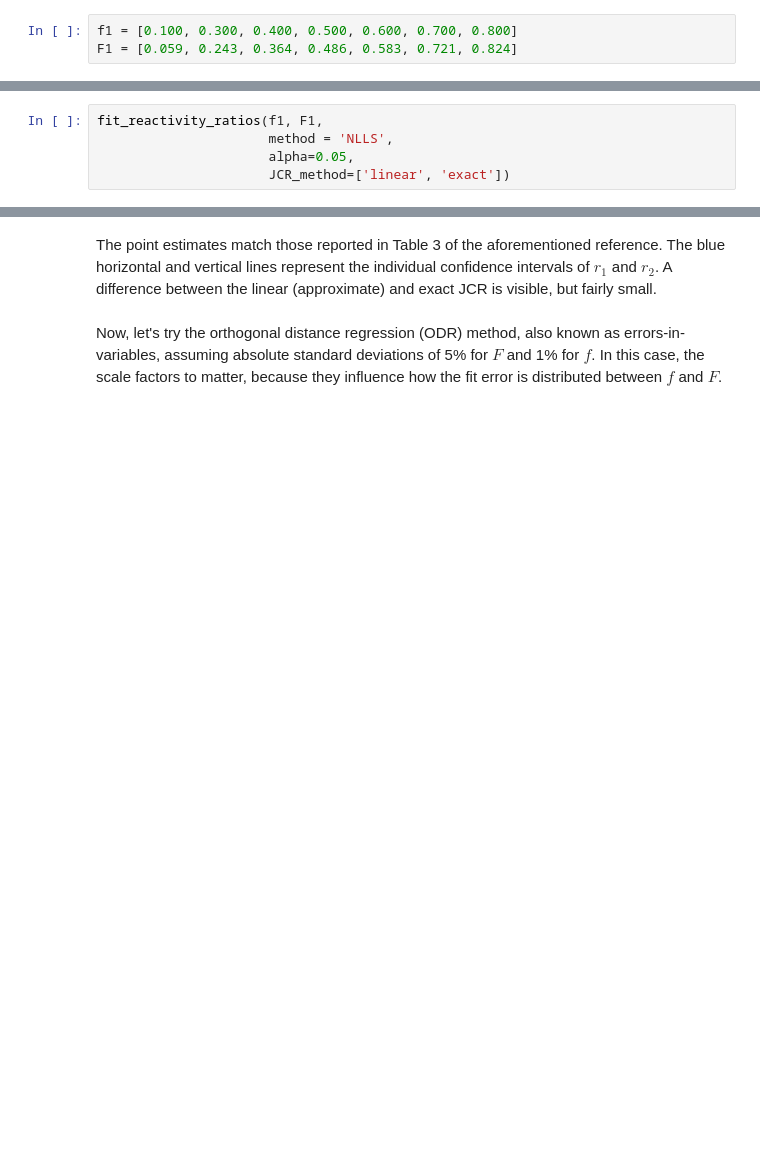
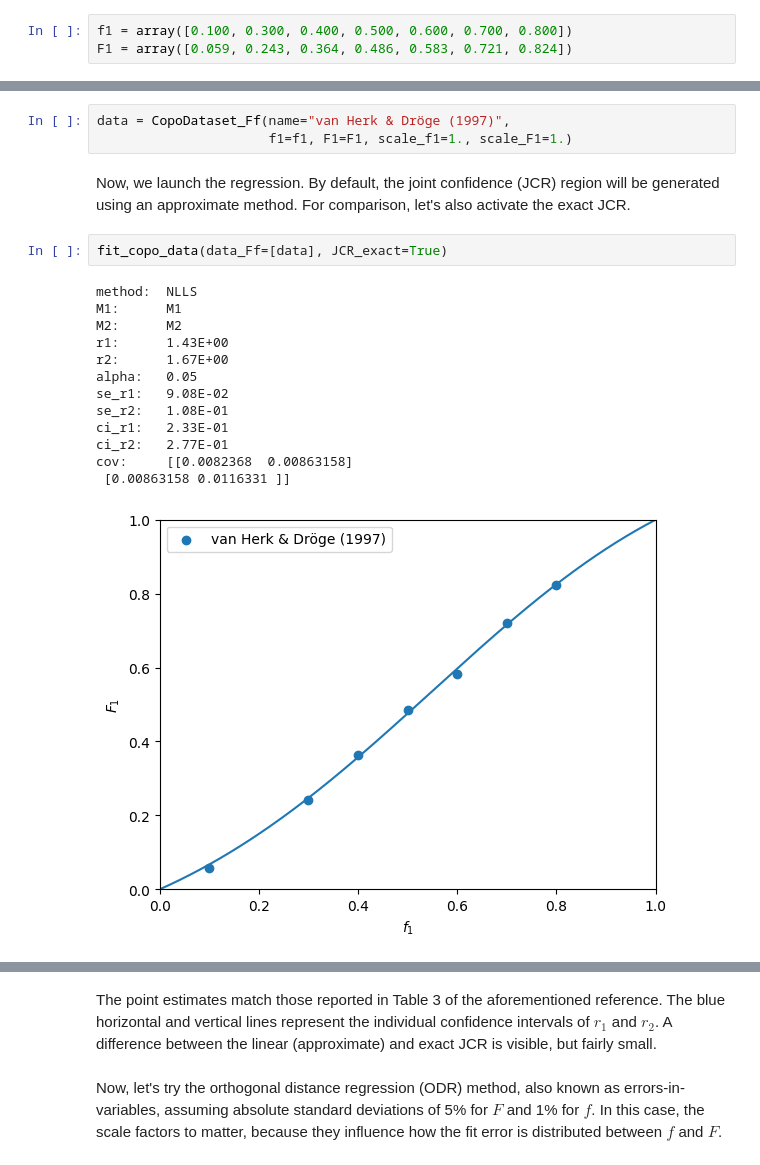
Before and after one commit to HugoMVale/polykin, a Jupyter notebook: docs/tutorials/copolymerization_fit.ipynb, the cells around one changed output, grey strips where cells are left out. Cells and saved outputs as stored; diff of their text form; blank space fills up the shorter version.

Commit message:
update copo fit method

```diff
--- a/docs/tutorials/copolymerization_fit.ipynb
+++ b/docs/tutorials/copolymerization_fit.ipynb
@@ -16,4 +17,4 @@ import numpy as np
 # %%
-f1 = [0.100, 0.300, 0.400, 0.500, 0.600, 0.700, 0.800]
-F1 = [0.059, 0.243, 0.364, 0.486, 0.583, 0.721, 0.824]
+f1 = array([0.100, 0.300, 0.400, 0.500, 0.600, 0.700, 0.800])
+F1 = array([0.059, 0.243, 0.364, 0.486, 0.583, 0.721, 0.824])
 # %% [markdown]
@@ -21,5 +21,0 @@ Let's begin by fitting the data using the nonlinear least squares (NLLS) method,
-# %%
-fit_reactivity_ratios(f1, F1,
-                      method = 'NLLS',
-                      alpha=0.05,
-                      JCR_method=['linear', 'exact'])
@@ -40,0 +22,21 @@ cov:     [[0.00829822 0.00873752]
+# %%
+data = CopoDataset_Ff(name="van Herk & Dröge (1997)",
+                      f1=f1, F1=F1, scale_f1=1., scale_F1=1.)
+# %% [markdown]
+Now, we launch the regression. By default, the joint confidence (JCR) region will be generated using an approximate method. For comparison, let's also activate the exact JCR.
+# %%
+fit_copo_data(data_Ff=[data], JCR_exact=True)
+# %% [output]
+method:  NLLS
+M1:      M1
+M2:      M2
+r1:      1.43E+00
+r2:      1.67E+00
+alpha:   0.05
+se_r1:   9.08E-02
+se_r2:   1.08E-01
+ci_r1:   2.33E-01
+ci_r2:   2.77E-01
+cov:     [[0.0082368  0.00863158]
+ [0.00863158 0.0116331 ]]
+[figure, added]
```
Also changed, not shown: parts of 28 cells of this notebook, 2 other files.
